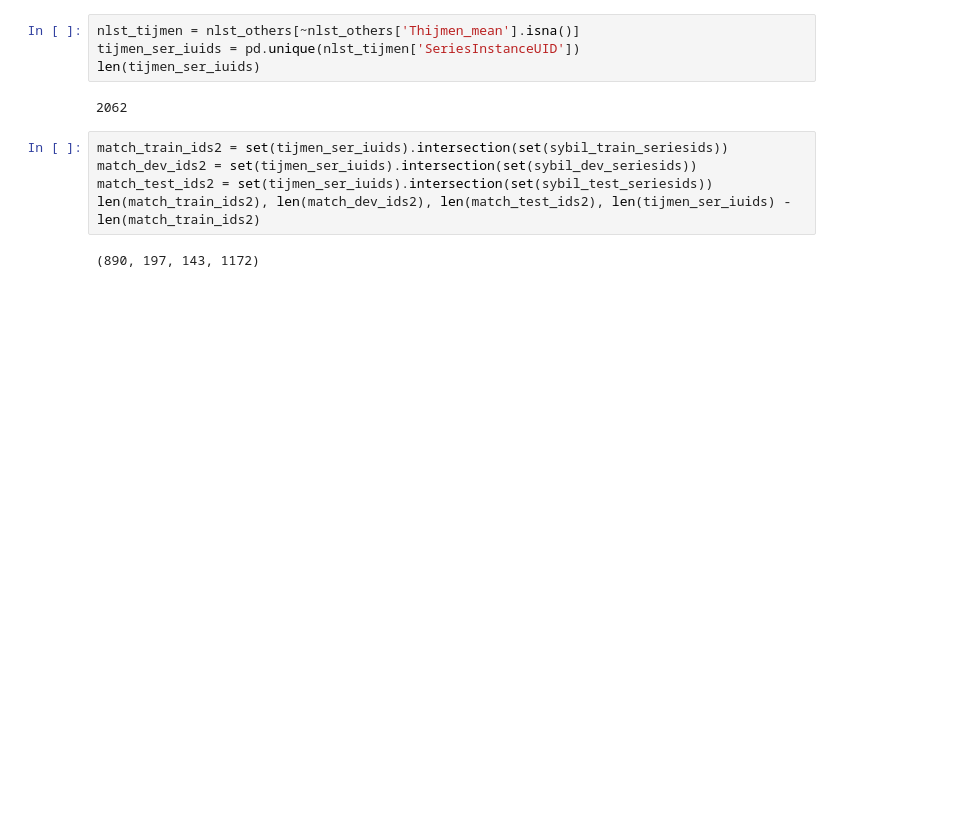
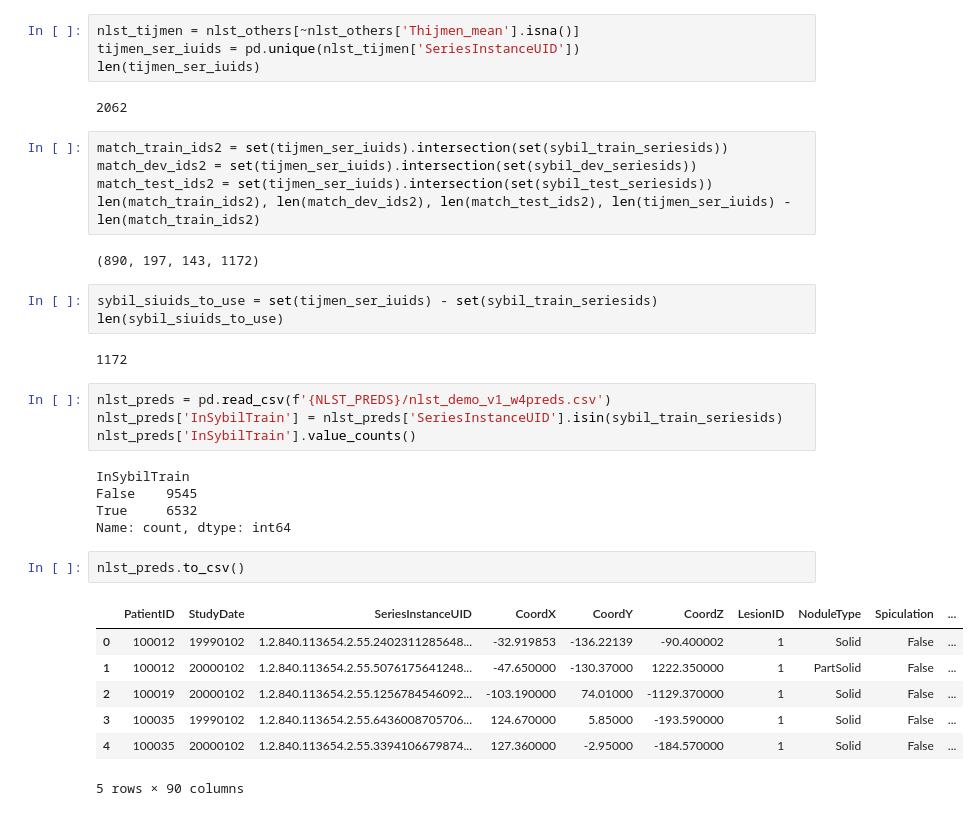
Before and after one commit to DIAGNijmegen/bodyct-lung-malignancy-fairness, a Jupyter notebook: nlst/nlst_sybil.ipynb, the cells around one changed output. Cells and saved outputs as stored; diff of their text form; blank space fills up the shorter version.

```diff
--- a/nlst/nlst_sybil.ipynb
+++ b/nlst/nlst_sybil.ipynb
@@ -201,3 +201,27 @@ match_test_ids2 = set(tijmen_ser_iuids).intersection(set(sybil_test_seriesids))
 len(match_train_ids2), len(match_dev_ids2), len(match_test_ids2), len(tijmen_ser_iuids) - len(match_train_ids2)
 # %% [output]
 (890, 197, 143, 1172)
+# %%
+sybil_siuids_to_use = set(tijmen_ser_iuids) - set(sybil_train_seriesids)
+len(sybil_siuids_to_use)
+# %% [output]
+1172
+# %%
+nlst_preds = pd.read_csv(f'{NLST_PREDS}/nlst_demo_v1_w4preds.csv')
+nlst_preds['InSybilTrain'] = nlst_preds['SeriesInstanceUID'].isin(sybil_train_seriesids)
+nlst_preds['InSybilTrain'].value_counts()
+# %% [output]
+InSybilTrain
+False    9545
+True     6532
+Name: count, dtype: int64
+# %%
+nlst_preds.to_csv()
+# %% [output]
+|  | PatientID | StudyDate | SeriesInstanceUID | CoordX | CoordY | CoordZ | LesionID | NoduleType | Spiculation | ... |
+| 0 | 100012 | 19990102 | 1.2.840.113654.2.55.2402311285648... | -32.919853 | -136.22139 | -90.400002 | 1 | Solid | False | ... |
+| 1 | 100012 | 20000102 | 1.2.840.113654.2.55.5076175641248... | -47.650000 | -130.37000 | 1222.350000 | 1 | PartSolid | False | ... |
+| 2 | 100019 | 20000102 | 1.2.840.113654.2.55.1256784546092... | -103.190000 | 74.01000 | -1129.370000 | 1 | Solid | False | ... |
+| 3 | 100035 | 19990102 | 1.2.840.113654.2.55.6436008705706... | 124.670000 | 5.85000 | -193.590000 | 1 | Solid | False | ... |
+| 4 | 100035 | 20000102 | 1.2.840.113654.2.55.3394106679874... | 127.360000 | -2.95000 | -184.570000 | 1 | Solid | False | ... |
+5 rows × 90 columns
```
Also changed, not shown: parts of 4 cells of this notebook, 2 other files.
